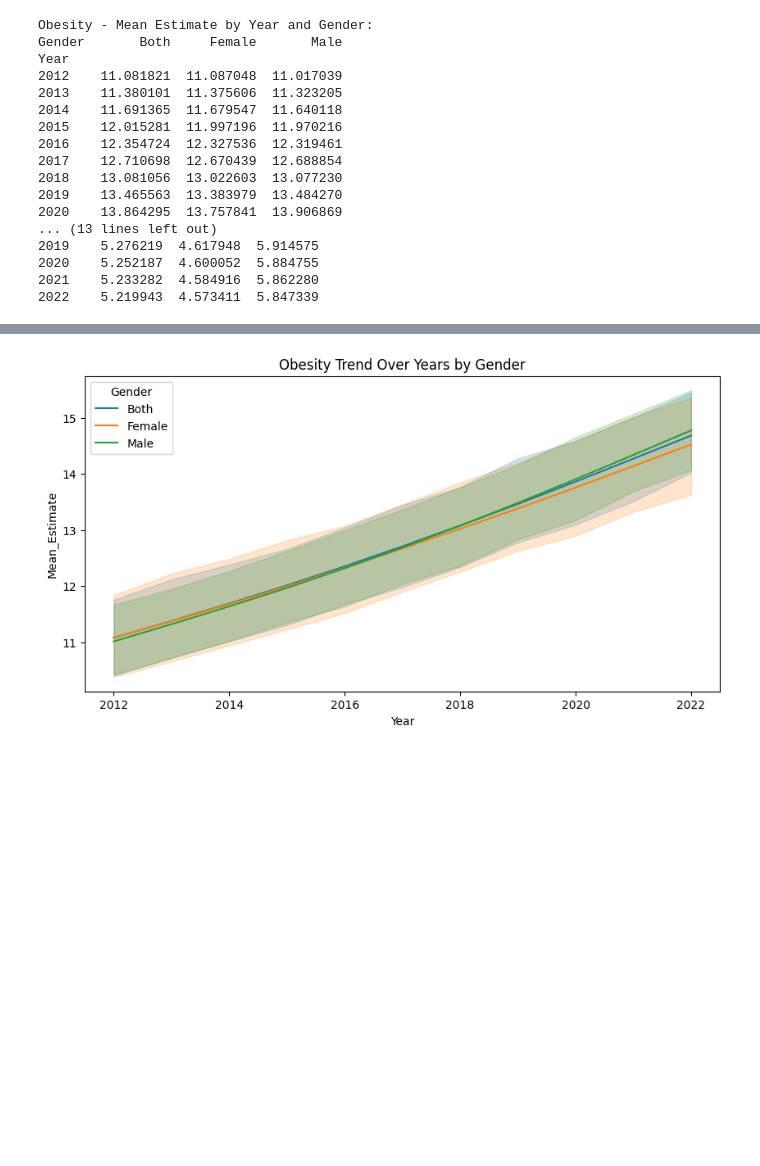
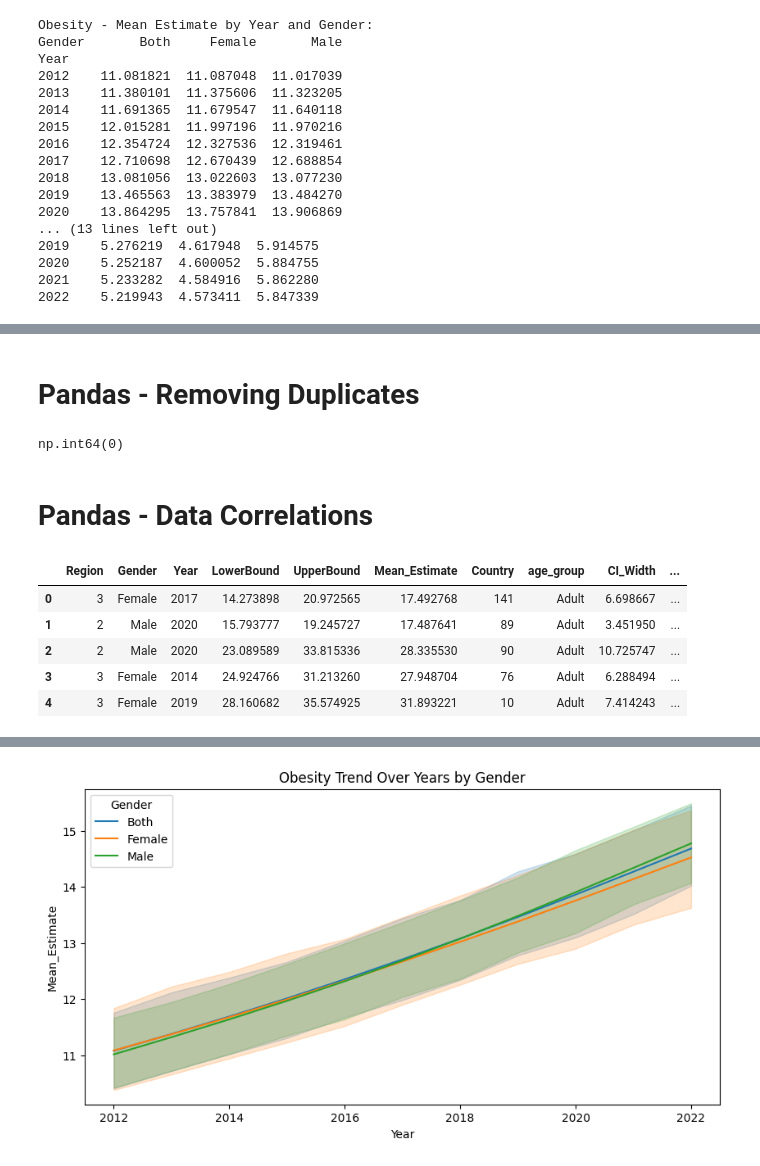
Before and after one commit to ArunK-ML/Project---Nutrition-Paradox-A-Global-View-on-Obesity-and-Malnutrition, a Jupyter notebook: Nutrition_Paradox_Sql.ipynb, the cells around one changed output, grey strips where cells are left out. Drawn from its saved outputs; the diff is of its cells as text; code cells hidden in the pictures; blank space fills up the shorter version.

```diff
--- a/Nutrition_Paradox_Sql.ipynb
+++ b/Nutrition_Paradox_Sql.ipynb
@@ -448,0 +511,4 @@ Year
+# %%
+df_obesity_subset_filter["Region"].fillna('Unknown', inplace=True)
+
+df_malnutrition_subset_filter["Region"].fillna('Unknown', inplace=True)
@@ -448,0 +549,32 @@ Year
+# %% [markdown]
+# **Pandas - Removing Duplicates**
+# %%
+df_obesity_subset_filter.duplicated().sum()
+
+df_malnutrition_subset_filter.duplicated().sum()
+
+# No duplicate values
+# %% [output]
+np.int64(0)
+# %% [markdown]
+# **Pandas - Data Correlations**
+# %%
+# Encode Categorical Data
+
+from sklearn.preprocessing import LabelEncoder
+code = LabelEncoder()
+
+for i in df_obesity_subset_filter.select_dtypes(include="object").columns:
+  df_obesity_subset_filter[i] = code.fit_transform(df_obesity_subset_filter[i])
+
+for i in df_malnutrition_subset_filter.select_dtypes(include="object").columns:
+  df_malnutrition_subset_filter[i] = code.fit_transform(df_malnutrition_subset_filter[i])
+# %%
+df_obesity_subset_filter.head()
+# %% [output]
+|  | Region | Gender | Year | LowerBound | UpperBound | Mean_Estimate | Country | age_group | CI_Width | ... |
+| 0 | 3 | Female | 2017 | 14.273898 | 20.972565 | 17.492768 | 141 | Adult | 6.698667 | ... |
+| 1 | 2 | Male | 2020 | 15.793777 | 19.245727 | 17.487641 | 89 | Adult | 3.451950 | ... |
+| 2 | 2 | Male | 2020 | 23.089589 | 33.815336 | 28.335530 | 90 | Adult | 10.725747 | ... |
+| 3 | 3 | Female | 2014 | 24.924766 | 31.213260 | 27.948704 | 76 | Adult | 6.288494 | ... |
+| 4 | 3 | Female | 2019 | 28.160682 | 35.574925 | 31.893221 | 10 | Adult | 7.414243 | ... |
```
Also changed, not shown: parts of 18 cells of this notebook.
